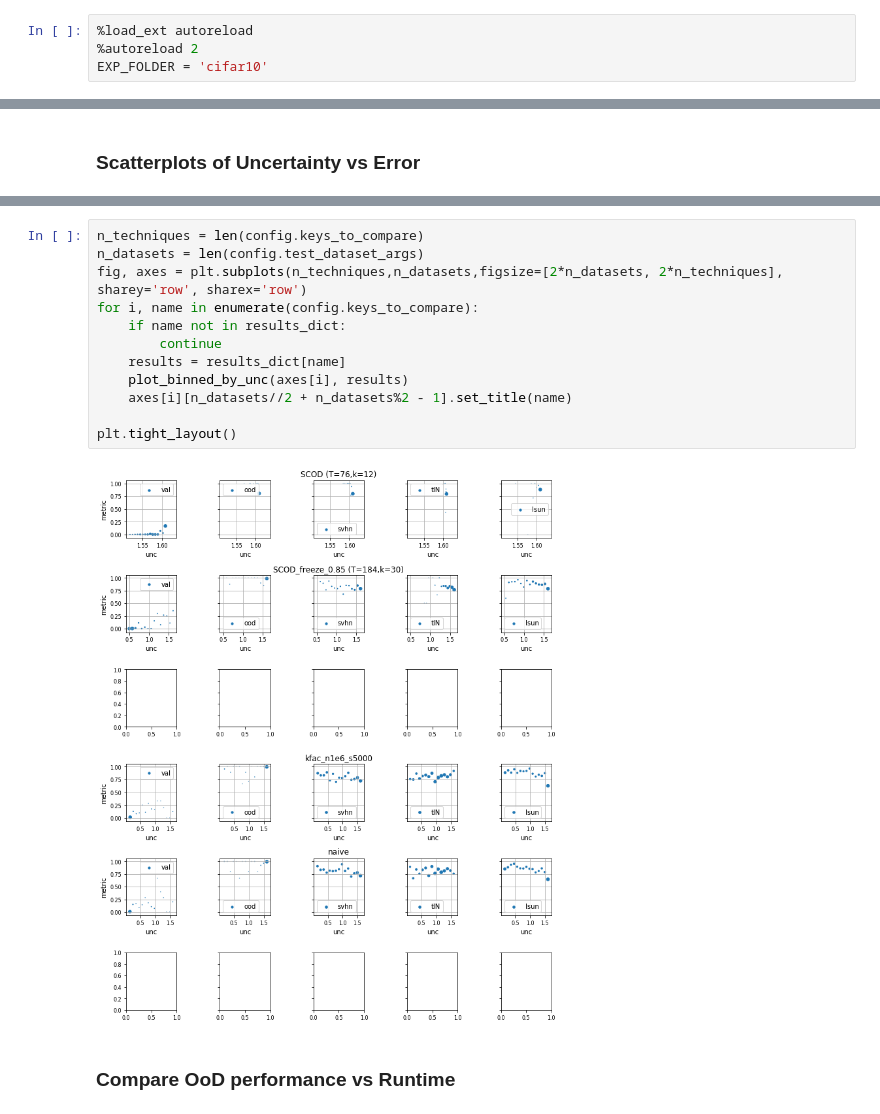
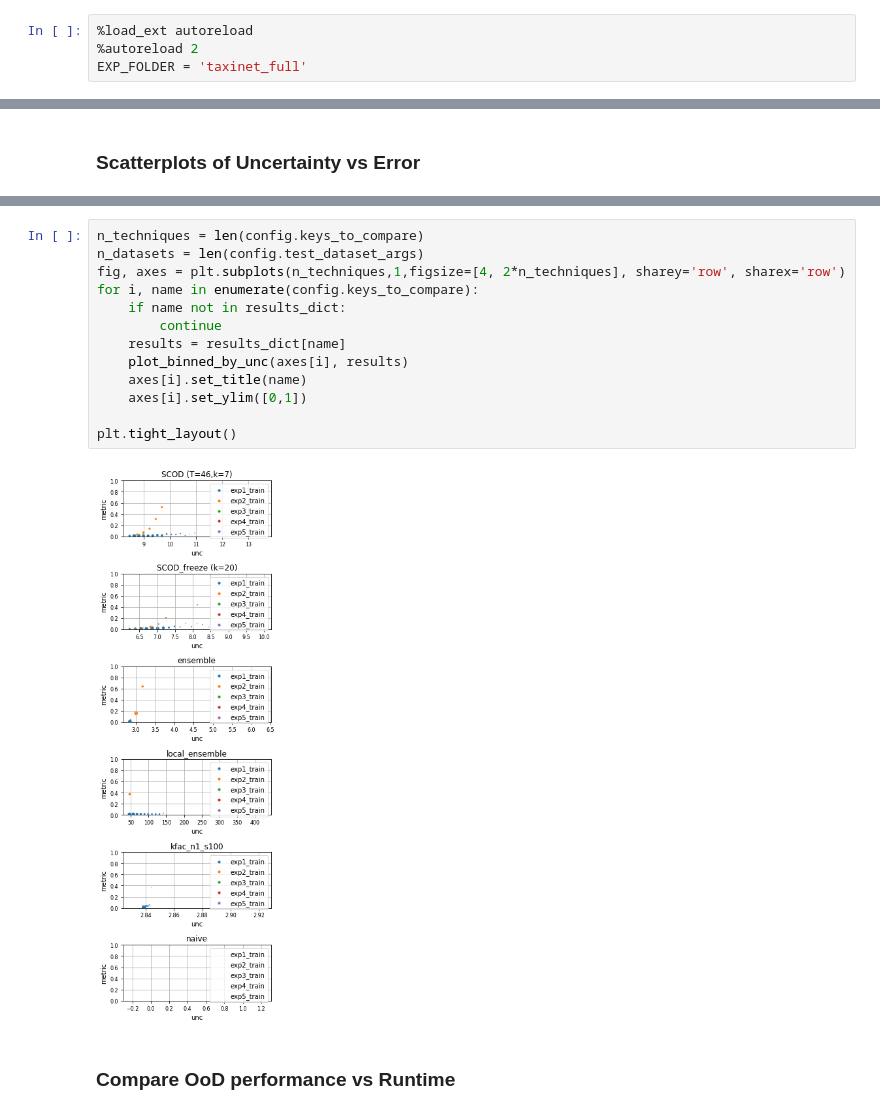
Before and after one commit to apoorva-sharma/SCOD, a Jupyter notebook: experiments/visualize.ipynb, the cells around one changed output, grey strips where cells are left out. Drawn from its saved outputs; the diff is of its cells as text.

Commit message:
tested taxinet in new framework, works as expected

```diff
--- a/experiments/visualize.ipynb
+++ b/experiments/visualize.ipynb
@@ -6,7 +6,7 @@ Assumes `run_experiments` has generated results in the `[EXP_FOLDER]/results` fo
 # %%
 %load_ext autoreload
 %autoreload 2
-EXP_FOLDER = 'cifar10'
+EXP_FOLDER = 'taxinet_full'
 # %%
 import sys
 import os
@@ -166,17 +167,18 @@ plt.tight_layout()
 # %%
 n_techniques = len(config.keys_to_compare)
 n_datasets = len(config.test_dataset_args)
-fig, axes = plt.subplots(n_techniques,n_datasets,figsize=[2*n_datasets, 2*n_techniques], sharey='row', sharex='row')
+fig, axes = plt.subplots(n_techniques,1,figsize=[4, 2*n_techniques], sharey='row', sharex='row')
 for i, name in enumerate(config.keys_to_compare):
     if name not in results_dict:
         continue
     results = results_dict[name]
     plot_binned_by_unc(axes[i], results)
-    axes[i][n_datasets//2 + n_datasets%2 - 1].set_title(name)
+    axes[i].set_title(name)
+    axes[i].set_ylim([0,1])
 
 plt.tight_layout()
 # %% [output]
-[figure, old version]
+[figure, new version]
 # %% [markdown]
 ### Compare OoD performance vs Runtime
 # %%
```
Also changed, not shown: parts of 9 cells of this notebook, 4 other files.
